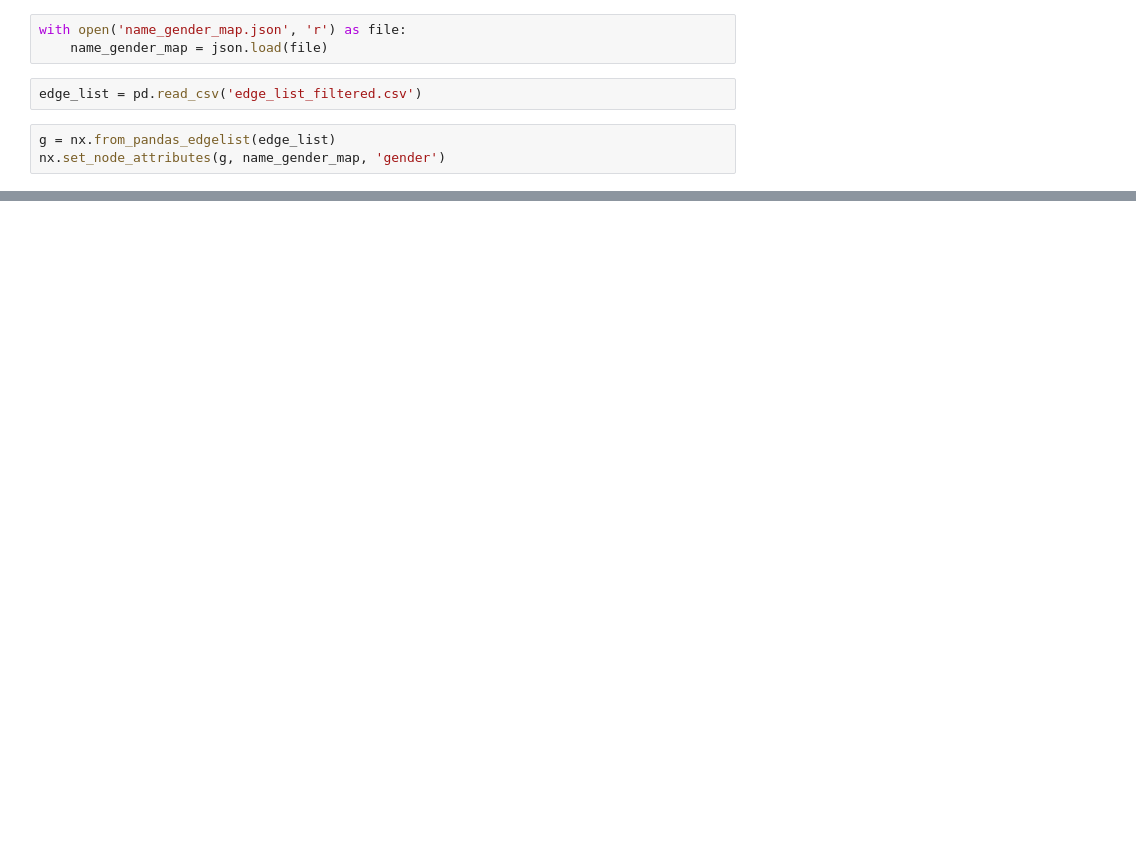
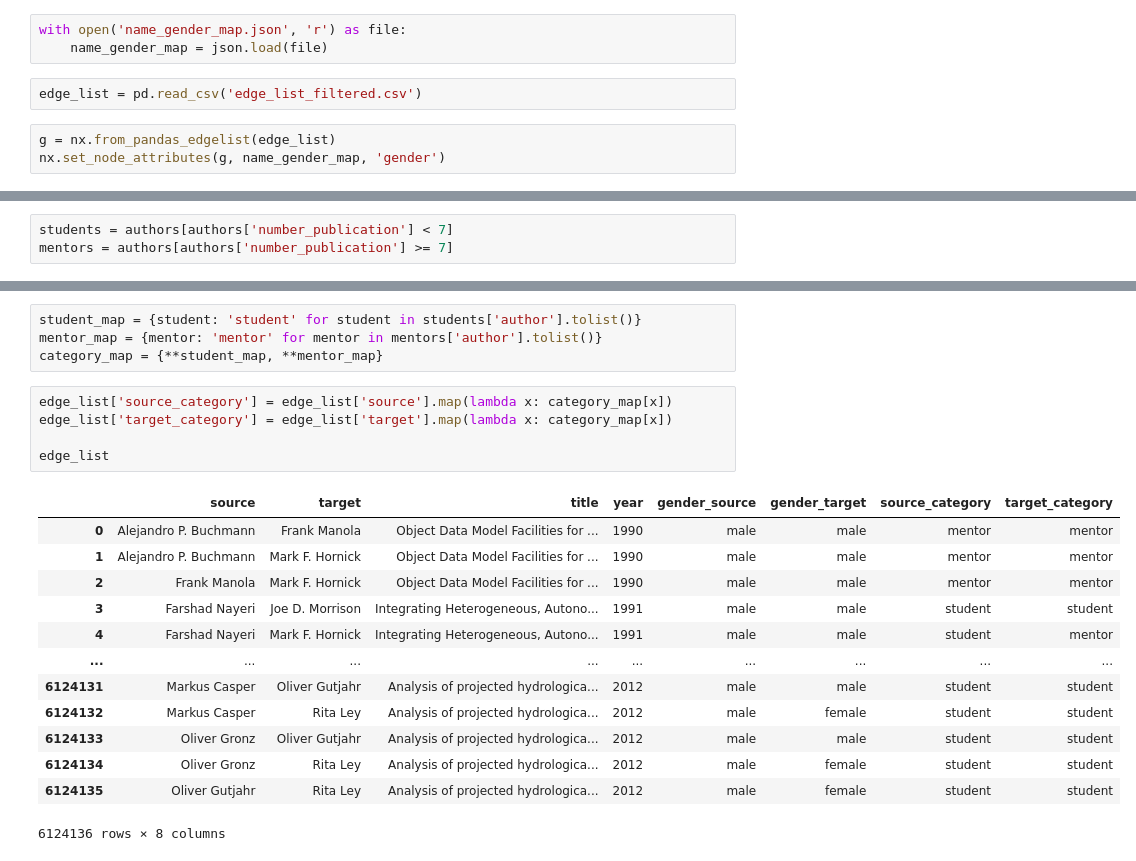
Before and after one commit to VirosaLi/dblp-analysis, a Jupyter notebook: data/test_note.ipynb, the cells around one changed output, grey strips where cells are left out. Cells and saved outputs as stored; diff of their text form; blank space fills up the shorter version.

```diff
--- a/data/test_note.ipynb
+++ b/data/test_note.ipynb
@@ -85,0 +50,3 @@ plt.show()
+# %%
+students = authors[authors['number_publication'] < 7]
+mentors = authors[authors['number_publication'] >= 7]
@@ -85,0 +86,23 @@ plt.show()
+# %%
+student_map = {student: 'student' for student in students['author'].tolist()}
+mentor_map = {mentor: 'mentor' for mentor in mentors['author'].tolist()}
+category_map = {**student_map, **mentor_map}
+# %%
+edge_list['source_category'] = edge_list['source'].map(lambda x: category_map[x])
+edge_list['target_category'] = edge_list['target'].map(lambda x: category_map[x])
+
+edge_list
+# %% [output]
+|  | source | target | title | year | gender_source | gender_target | source_category | target_category |
+| 0 | Alejandro P. Buchmann | Frank Manola | Object Data Model Facilities for ... | 1990 | male | male | mentor | mentor |
+| 1 | Alejandro P. Buchmann | Mark F. Hornick | Object Data Model Facilities for ... | 1990 | male | male | mentor | mentor |
+| 2 | Frank Manola | Mark F. Hornick | Object Data Model Facilities for ... | 1990 | male | male | mentor | mentor |
+| 3 | Farshad Nayeri | Joe D. Morrison | Integrating Heterogeneous, Autono... | 1991 | male | male | student | student |
+| 4 | Farshad Nayeri | Mark F. Hornick | Integrating Heterogeneous, Autono... | 1991 | male | male | student | mentor |
+| ... | ... | ... | ... | ... | ... | ... | ... | ... |
+| 6124131 | Markus Casper | Oliver Gutjahr | Analysis of projected hydrologica... | 2012 | male | male | student | student |
+| 6124132 | Markus Casper | Rita Ley | Analysis of projected hydrologica... | 2012 | male | female | student | student |
+| 6124133 | Oliver Gronz | Oliver Gutjahr | Analysis of projected hydrologica... | 2012 | male | male | student | student |
+| 6124134 | Oliver Gronz | Rita Ley | Analysis of projected hydrologica... | 2012 | male | female | student | student |
+| 6124135 | Oliver Gutjahr | Rita Ley | Analysis of projected hydrologica... | 2012 | male | female | student | student |
+6124136 rows × 8 columns
```
Also changed, not shown: parts of 22 cells of this notebook, 7 other files.
